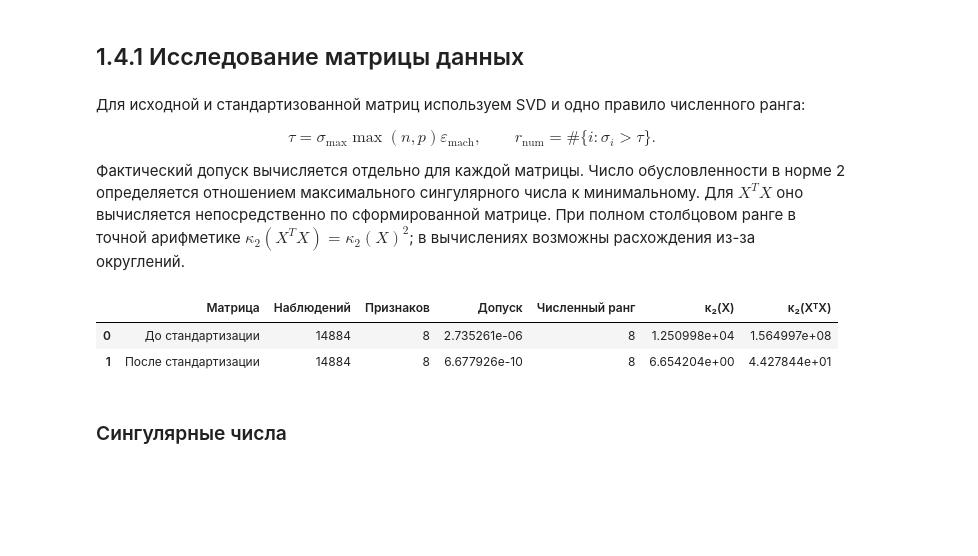
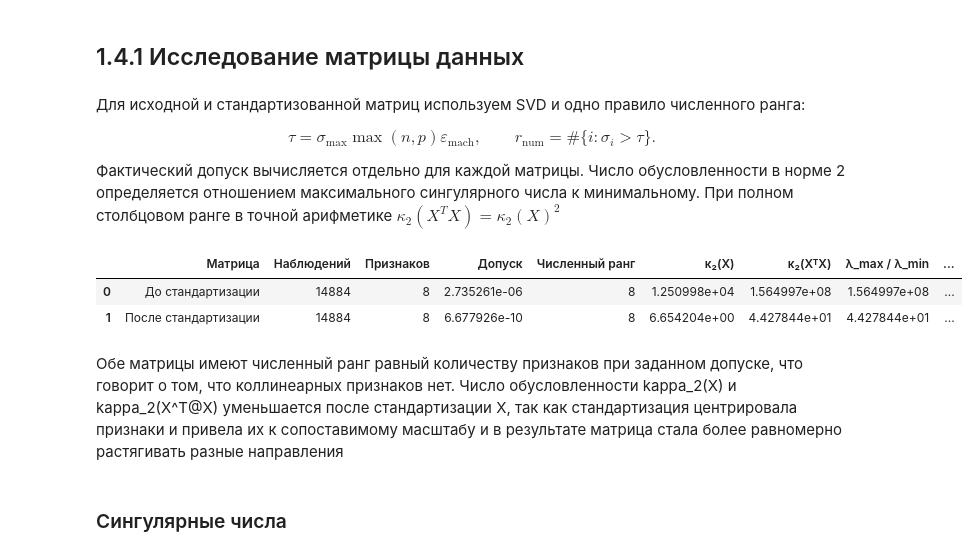
Before and after one commit to aibryanov/MOMO_labs, a Jupyter notebook: lab_1/lab_1.ipynb, the cells around one changed output. Drawn from its saved outputs; the diff is of its cells as text; code cells hidden in the pictures; blank space fills up the shorter version.

```diff
--- a/lab_1/lab_1.ipynb
+++ b/lab_1/lab_1.ipynb
@@ -216,7 +220,7 @@ $$
 \qquad r_{\mathrm{num}} = \#\{i:\sigma_i>\tau\}.
 $$
 
-Фактический допуск вычисляется отдельно для каждой матрицы. Число обусловленности в норме 2 определяется отношением максимального сингулярного числа к минимальному. Для $X^TX$ оно вычисляется непосредственно по сформированной матрице. При полном столбцовом ранге в точной арифметике $\kappa_2(X^TX)=\kappa_2(X)^2$; в вычислениях возможны расхождения из-за округлений.
+Фактический допуск вычисляется отдельно для каждой матрицы. Число обусловленности в норме 2 определяется отношением максимального сингулярного числа к минимальному. При полном столбцовом ранге в точной арифметике $\kappa_2(X^TX)=\kappa_2(X)^2$
 # %%
 from sklearn.preprocessing import StandardScaler
 # %%
@@ -225,38 +229,50 @@ X_train_std = scaler.fit_transform(X_train)
 # %%
 eigenvalues = np.linalg.eigvalsh(A_train)
 
 singular_values = np.linalg.svd(X_train, compute_uv=False)
 singular_values_std = np.linalg.svd(X_train_std, compute_uv=False)
 
 tol = singular_values[0] * max(X_train.shape) * np.finfo(singular_values.dtype).eps
 tol_std = singular_values_std[0] * max(X_train_std.shape) * np.finfo(singular_values_std.dtype).eps
 
 rank = np.count_nonzero(singular_values > tol)
 rank_std = np.count_nonzero(singular_values_std > tol_std)
 
 A_train_std = X_train_std.T @ X_train_std
+eigenvalues_std = np.linalg.eigvalsh(A_train_std)
 
 cond_X_train = singular_values[0] / singular_values[-1] if singular_values[-1] > 0 else np.inf
 cond_X_train_std = singular_values_std[0] / singular_values_std[-1] if singular_values_std[-1] > 0 else np.inf
-cond_A_train = np.linalg.cond(A_train, p=2)
-cond_A_train_std = np.linalg.cond(A_train_std, p=2)
+
+cond_A_train = cond_X_train ** 2
+cond_A_train_std = cond_X_train_std ** 2
+
+cond_A_train_eig = eigenvalues[-1] / eigenvalues[0] if eigenvalues[0] > 0 else np.inf
+cond_A_train_std_eig = eigenvalues_std[-1] / eigenvalues_std[0] if eigenvalues_std[0] > 0 else np.inf
+
+relative_difference_A_train = abs(cond_A_train_eig - cond_A_train) / cond_A_train if np.isfinite(cond_A_train_eig) and np.isfinite(cond_A_train) else np.nan
+relative_difference_A_train_std = abs(cond_A_train_std_eig - cond_A_train_std) / cond_A_train_std if np.isfinite(cond_A_train_std_eig) and np.isfinite(cond_A_train_std) else np.nan
 
 matrix_diagnostics = pd.DataFrame({
     "Матрица": ["До стандартизации", "После стандартизации"],
     "Наблюдений": [X_train.shape[0], X_train_std.shape[0]],
     "Признаков": [X_train.shape[1], X_train_std.shape[1]],
     "Допуск": [tol, tol_std],
     "Численный ранг": [rank, rank_std],
     "κ₂(X)": [cond_X_train, cond_X_train_std],
     "κ₂(XᵀX)": [cond_A_train, cond_A_train_std],
+    "λ_max / λ_min": [cond_A_train_eig, cond_A_train_std_eig],
+    "Относительное различие": [relative_difference_A_train, relative_difference_A_train_std],
 })
 
-with pd.option_context("display.float_format", "{:.6e}".format):
+with pd.option_context("display.float_format", "{:.6e}".format, "display.max_columns", None):
     display(matrix_diagnostics)
 # %% [output]
-|  | Матрица | Наблюдений | Признаков | Допуск | Численный ранг | κ₂(X) | κ₂(XᵀX) |
-| 0 | До стандартизации | 14884 | 8 | 2.735261e-06 | 8 | 1.250998e+04 | 1.564997e+08 |
-| 1 | После стандартизации | 14884 | 8 | 6.677926e-10 | 8 | 6.654204e+00 | 4.427844e+01 |
+|  | Матрица | Наблюдений | Признаков | Допуск | Численный ранг | κ₂(X) | κ₂(XᵀX) | λ_max / λ_min | ... |
+| 0 | До стандартизации | 14884 | 8 | 2.735261e-06 | 8 | 1.250998e+04 | 1.564997e+08 | 1.564997e+08 | ... |
+| 1 | После стандартизации | 14884 | 8 | 6.677926e-10 | 8 | 6.654204e+00 | 4.427844e+01 | 4.427844e+01 | ... |
+# %% [markdown]
+Обе матрицы имеют численный ранг равный количеству признаков при заданном допуске, что говорит о том, что коллинеарных признаков нет. Число обусловленности kappa_2(X) и kappa_2(X^T@X) уменьшается после стандартизации X, так как стандартизация центрировала признаки и привела их к сопоставимому масштабу и в результате матрица стала более равномерно растягивать разные направления
 # %% [markdown]
 ### Сингулярные числа
 # %%
```
Also changed, not shown: parts of 6 cells of this notebook.
